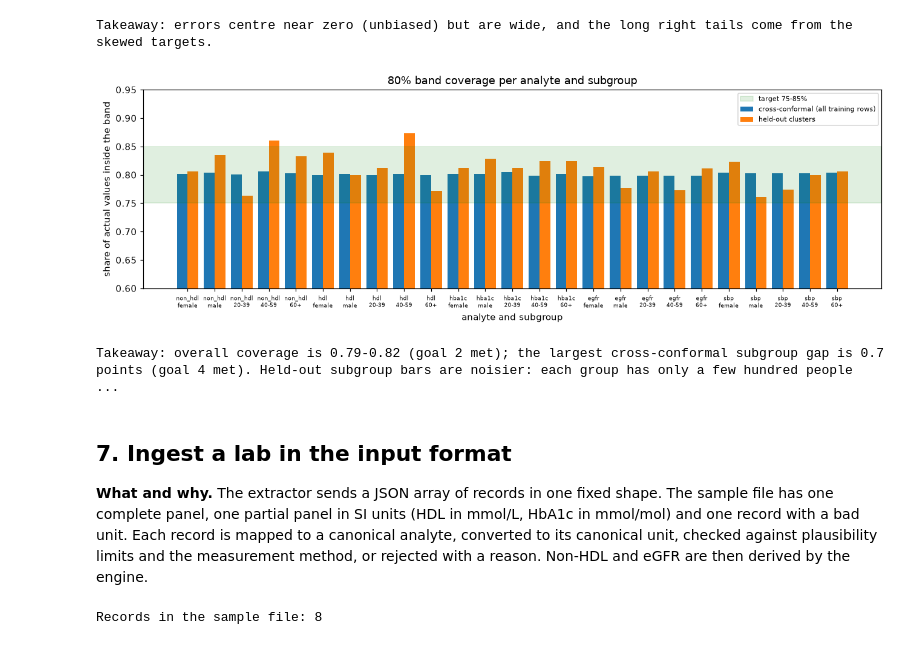
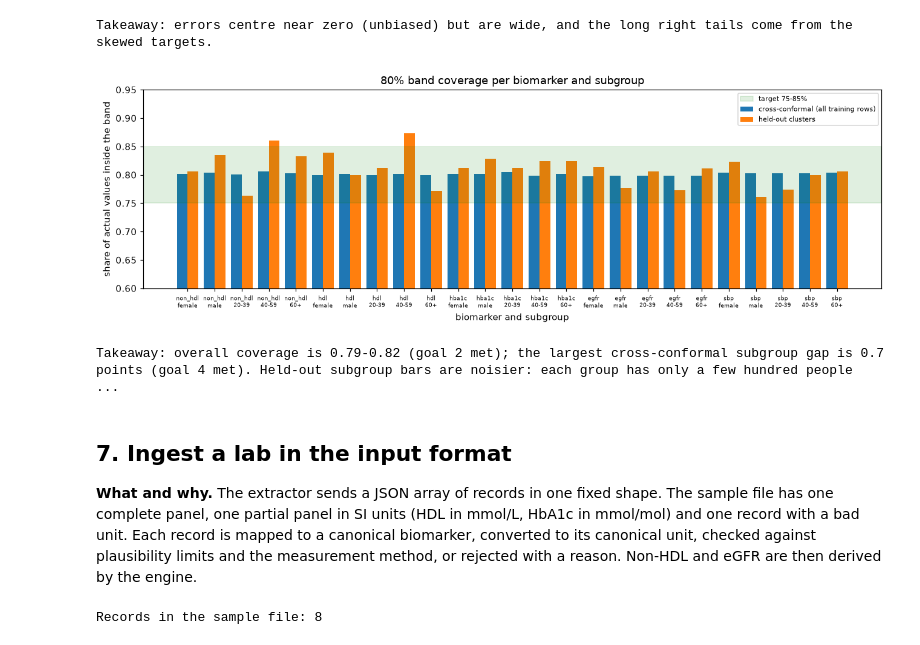
Before and after one commit to MeSquareApp/MeSquareMLEngine, a Jupyter notebook: notebooks/personalization_twin.ipynb, the cells around one changed output. Cells and saved outputs as stored; diff of their text form; code cells hidden in the pictures.

```diff
--- a/notebooks/personalization_twin.ipynb
+++ b/notebooks/personalization_twin.ipynb
@@ -286,7 +286,7 @@ exclusions = pl.DataFrame(steps, schema=["step", "rows"], orient="row").with_col
 )
 print(exclusions)
 per_target = []
-for name in MODEL_ANALYTES:
+for name in MODEL_BIOMARKERS:
     raw = frame[name].cast(pl.Float64).fill_null(np.nan).to_numpy()
     kept = plausible_values(raw, name)
     weight = frame[TARGET_WEIGHTS[name]].cast(pl.Float64).fill_null(np.nan).to_numpy()
@@ -530,7 +530,7 @@ coverage of the 80% band (goal 2: 75-85%), band width (the yardstick for goal 3)
 coverage by sex and age band (goal 4: gap at most 5 points).
 # %%
 holdout = {}
-for name in tqdm(MODEL_ANALYTES, desc="Refitting priors on the training split"):
+for name in tqdm(MODEL_BIOMARKERS, desc="Refitting priors on the training split"):
     train, test = grouped_split(frame, name)
     holdout[name] = (test, holdout_predictions(bundle, train, test, name))
 
@@ -566,7 +566,7 @@ shape: (5, 6)
 | "sbp" | 1118 | 11.255 | 9.535 | 0.793 | 34.7 |
 # %%
 fig, axes = plt.subplots(1, 5, figsize=(19, 3.8))
-for ax, name in zip(axes, MODEL_ANALYTES, strict=True):
+for ax, name in zip(axes, MODEL_BIOMARKERS, strict=True):
     test, bands = holdout[name]
     actual = test[name].cast(pl.Float64).to_numpy()
     ax.scatter(actual, bands[:, 1], s=4, alpha=0.4)
@@ -592,7 +592,7 @@ print(
 Takeaway: the prior captures the population trend but is far from each person's value; that gap is what a lab closes.
 # %%
 fig, axes = plt.subplots(1, 5, figsize=(19, 3.4))
-for ax, name in zip(axes, MODEL_ANALYTES, strict=True):
+for ax, name in zip(axes, MODEL_BIOMARKERS, strict=True):
     test, bands = holdout[name]
     error = bands[:, 1] - test[name].cast(pl.Float64).to_numpy()
     ax.hist(error, bins=50)
@@ -638,44 +638,44 @@ subgroups = pl.DataFrame(subgroup_rows)
 fig, ax = plt.subplots(figsize=(12, 4))
 labels = [f"{r['target']}\n{r['group']}" for r in subgroup_rows]
 positions = np.arange(len(subgroup_rows))
 ax.bar(
     positions - 0.2,
     subgroups["cross_conformal"].to_list(),
     0.4,
     label="cross-conformal (all training rows)",
 )
 ax.bar(positions + 0.2, subgroups["holdout"].to_list(), 0.4, label="held-out clusters")
 ax.axhspan(0.75, 0.85, color="green", alpha=0.12, label="target 75-85%")
 ax.set_xticks(positions, labels, fontsize=6)
 ax.set_ylim(0.6, 0.95)
-ax.set_title("80% band coverage per analyte and subgroup")
-ax.set_xlabel("analyte and subgroup")
+ax.set_title("80% band coverage per biomarker and subgroup")
+ax.set_xlabel("biomarker and subgroup")
 ax.set_ylabel("share of actual values inside the band")
 ax.legend(fontsize=7)
 fig.tight_layout()
 plt.show()
 largest_gap = max(
     bundle.metrics["subgroups"][name]["cross_conformal"][dimension]["gap"]
-    for name in MODEL_ANALYTES
+    for name in MODEL_BIOMARKERS
     for dimension in ("sex", "age_band")
 )
 low, high = prior_metrics["coverage_80"].min(), prior_metrics["coverage_80"].max()
 print(
     f"Takeaway: overall coverage is {low:.2f}-{high:.2f} "
     "(goal 2 met); the largest cross-conformal subgroup "
     f"gap is {largest_gap:.1f} points (goal 4 met). Held-out "
     "subgroup bars are noisier: each group has only a "
     "few hundred people from a few clusters."
 )
 # %% [output]
-[figure, old version]
+[figure, new version]
 Takeaway: overall coverage is 0.79-0.82 (goal 2 met); the largest cross-conformal subgroup gap is 0.7 points (goal 4 met). Held-out subgroup bars are noisier: each group has only a few hundred people  ...
 # %% [markdown]
 ## 7. Ingest a lab in the input format
 
 **What and why.** The extractor sends a JSON array of records in one fixed shape. The
 sample file has one complete panel, one partial panel in SI units (HDL in mmol/L, HbA1c
-in mmol/mol) and one record with a bad unit. Each record is mapped to a canonical analyte,
+in mmol/mol) and one record with a bad unit. Each record is mapped to a canonical biomarker,
 converted to its canonical unit, checked against plausibility limits and the measurement
 method, or rejected with a reason. Non-HDL and eGFR are then derived by the engine.
 # %%
```
Also changed, not shown: parts of 17 cells of this notebook, 24 other files.
